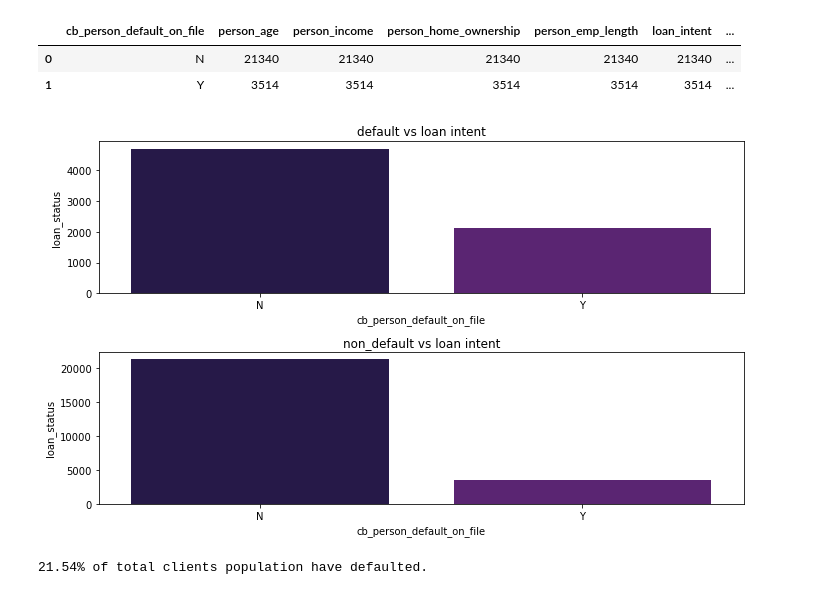
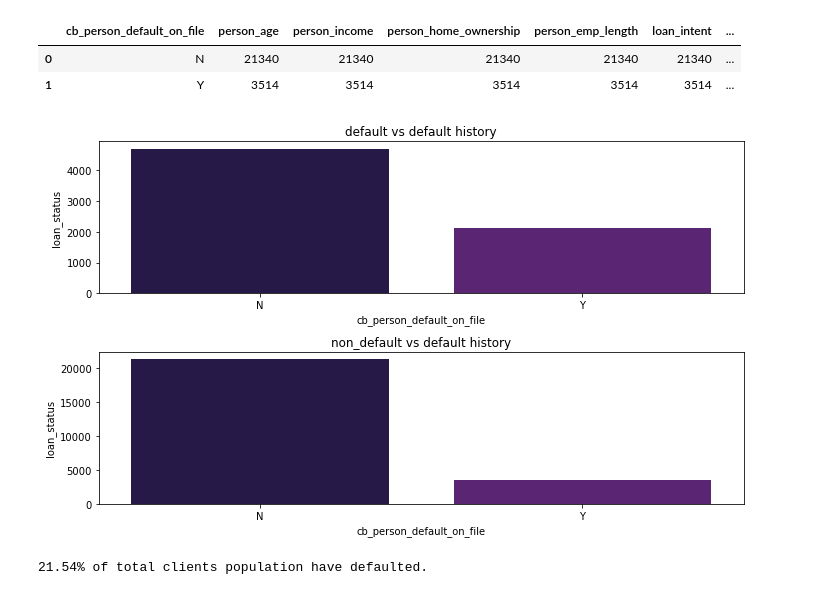
Before and after one commit to Shinan-tech/Credit_default, a Jupyter notebook: credit risk analysis_shinan.ipynb, the cells around one changed output. Drawn from its saved outputs; the diff is of its cells as text; code cells hidden in the pictures.

```diff
--- a/credit risk analysis_shinan.ipynb
+++ b/credit risk analysis_shinan.ipynb
@@ -520,15 +529,16 @@ data_non_default_groupby_grade
 # %%
 fig, axes=plt.subplots(2,1, figsize=(10,6))
 
 sns.barplot(ax=axes[0],x="cb_person_default_on_file", y="loan_status", data=data_default_groupby_grade)
-axes[0].set_title("default vs loan intent")
+axes[0].set_title("default vs default history")
 
 sns.barplot(ax=axes[1], x="cb_person_default_on_file", y="loan_status", data=data_non_default_groupby_grade)
-axes[1].set_title("non_default vs loan intent")
+axes[1].set_title("non_default vs default history")
 
 plt.tight_layout()
+plt.savefig(fname="C://Users//april//git//Credit_default//Graphs for PPT//default_or_nondefault vs default history")
 # %% [output]
-[figure, old version]
+[figure, new version]
 # %%
 # percentage of total defaults
 total_default = round((defaulted_no+defaulted_yes) / (no_history+history) *100,2)
```
Also changed, not shown: parts of 28 cells of this notebook, 10 other files.
